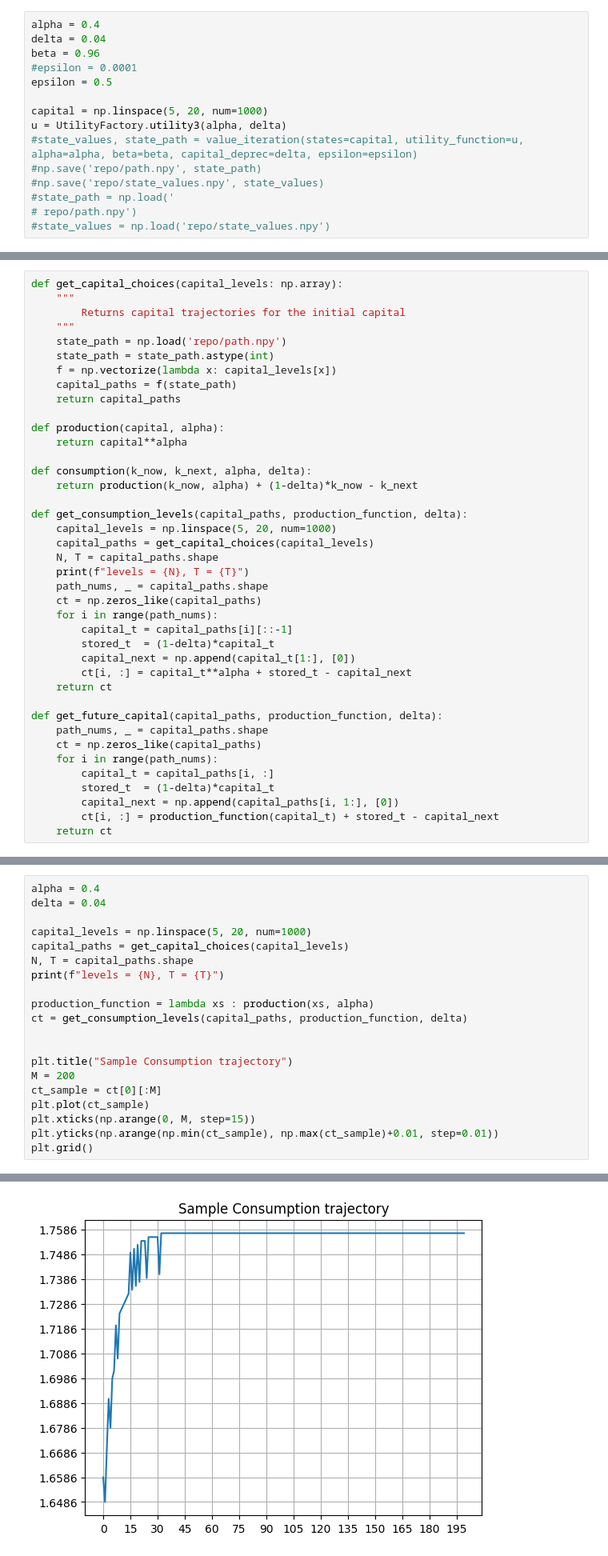
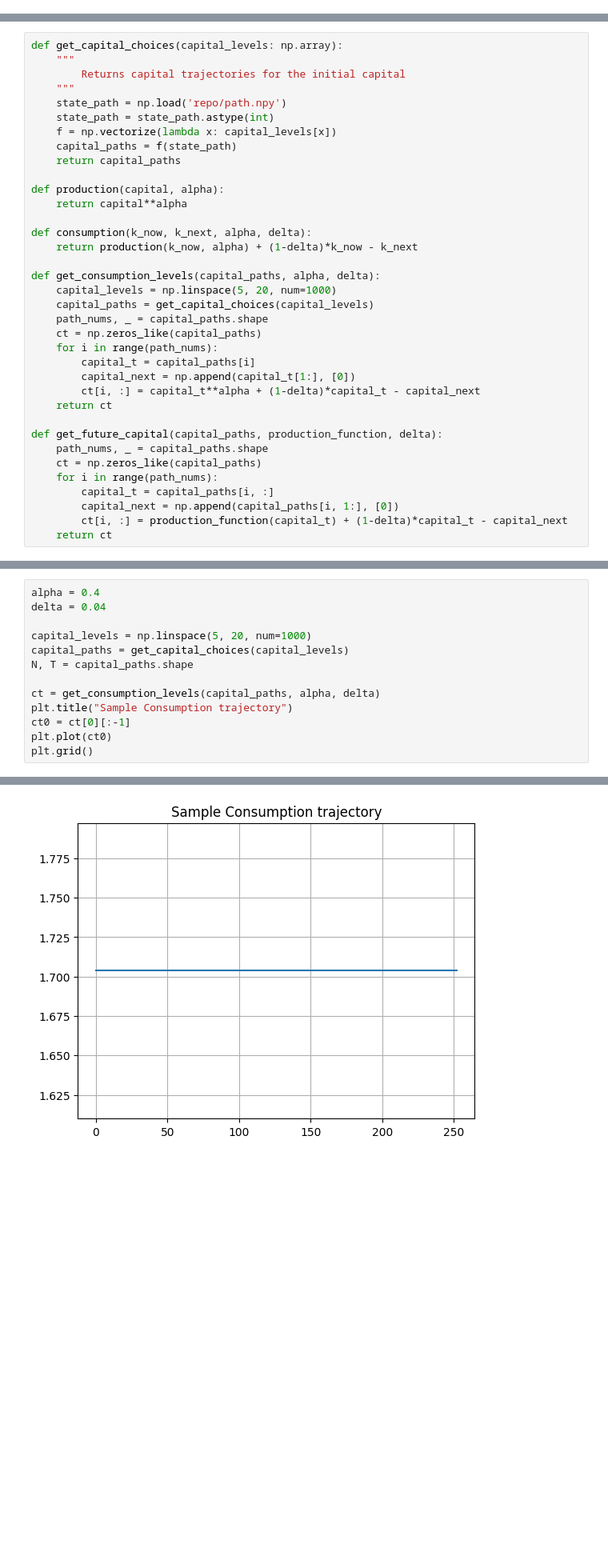
Before and after one commit to dominikstipic/macro, a Jupyter notebook: main.ipynb, the cells around one changed output, grey strips where cells are left out. Shown at 80% size. Cells and saved outputs as stored; diff of their text form; blank space fills up the shorter version.

```diff
--- a/main.ipynb
+++ b/main.ipynb
@@ -56,18 +51,3 @@ plt.show()
-# %%
-alpha = 0.4
-delta = 0.04
-beta = 0.96
-#epsilon = 0.0001
-epsilon = 0.5
-
-capital = np.linspace(5, 20, num=1000)
-u = UtilityFactory.utility3(alpha, delta)
-#state_values, state_path = value_iteration(states=capital, utility_function=u, alpha=alpha, beta=beta, capital_deprec=delta, epsilon=epsilon)
-#np.save('repo/path.npy', state_path)
-#np.save('repo/state_values.npy', state_values)
-#state_path = np.load('
-# repo/path.npy')
-#state_values = np.load('repo/state_values.npy')
 # %%
 state_path = np.load('repo/path.npy')
 state_values = np.load('repo/state_values.npy')
@@ -110,18 +90,15 @@ def production(capital, alpha):
 def consumption(k_now, k_next, alpha, delta):
     return production(k_now, alpha) + (1-delta)*k_now - k_next
 
-def get_consumption_levels(capital_paths, production_function, delta):
+def get_consumption_levels(capital_paths, alpha, delta):
     capital_levels = np.linspace(5, 20, num=1000)
     capital_paths = get_capital_choices(capital_levels)
-    N, T = capital_paths.shape
-    print(f"levels = {N}, T = {T}")
     path_nums, _ = capital_paths.shape
     ct = np.zeros_like(capital_paths)
     for i in range(path_nums):
-        capital_t = capital_paths[i][::-1]
-        stored_t  = (1-delta)*capital_t
+        capital_t = capital_paths[i]
         capital_next = np.append(capital_t[1:], [0])
-        ct[i, :] = capital_t**alpha + stored_t - capital_next
+        ct[i, :] = capital_t**alpha + (1-delta)*capital_t - capital_next
     return ct
 
 def get_future_capital(capital_paths, production_function, delta):
@@ -129,7 +106,6 @@ def get_future_capital(capital_paths, production_function, delta):
     ct = np.zeros_like(capital_paths)
     for i in range(path_nums):
         capital_t = capital_paths[i, :]
-        stored_t  = (1-delta)*capital_t
         capital_next = np.append(capital_paths[i, 1:], [0])
-        ct[i, :] = production_function(capital_t) + stored_t - capital_next
+        ct[i, :] = production_function(capital_t) + (1-delta)*capital_t - capital_next
     return ct
@@ -140,17 +150,10 @@ delta = 0.04
 capital_levels = np.linspace(5, 20, num=1000)
 capital_paths = get_capital_choices(capital_levels)
 N, T = capital_paths.shape
-print(f"levels = {N}, T = {T}")
 
-production_function = lambda xs : production(xs, alpha)
-ct = get_consumption_levels(capital_paths, production_function, delta)
-
-
+ct = get_consumption_levels(capital_paths, alpha, delta)
 plt.title("Sample Consumption trajectory")
-M = 200
-ct_sample = ct[0][:M]
-plt.plot(ct_sample)
-plt.xticks(np.arange(0, M, step=15))
-plt.yticks(np.arange(np.min(ct_sample), np.max(ct_sample)+0.01, step=0.01))
+ct0 = ct[0][:-1]
+plt.plot(ct0)
 plt.grid()
 # %% [output]
@@ -159 +160 @@ levels = 1000, T = 218
-[figure, old version]
+[figure, new version]
```
Also changed, not shown: parts of 12 cells of this notebook, 4 other files.
